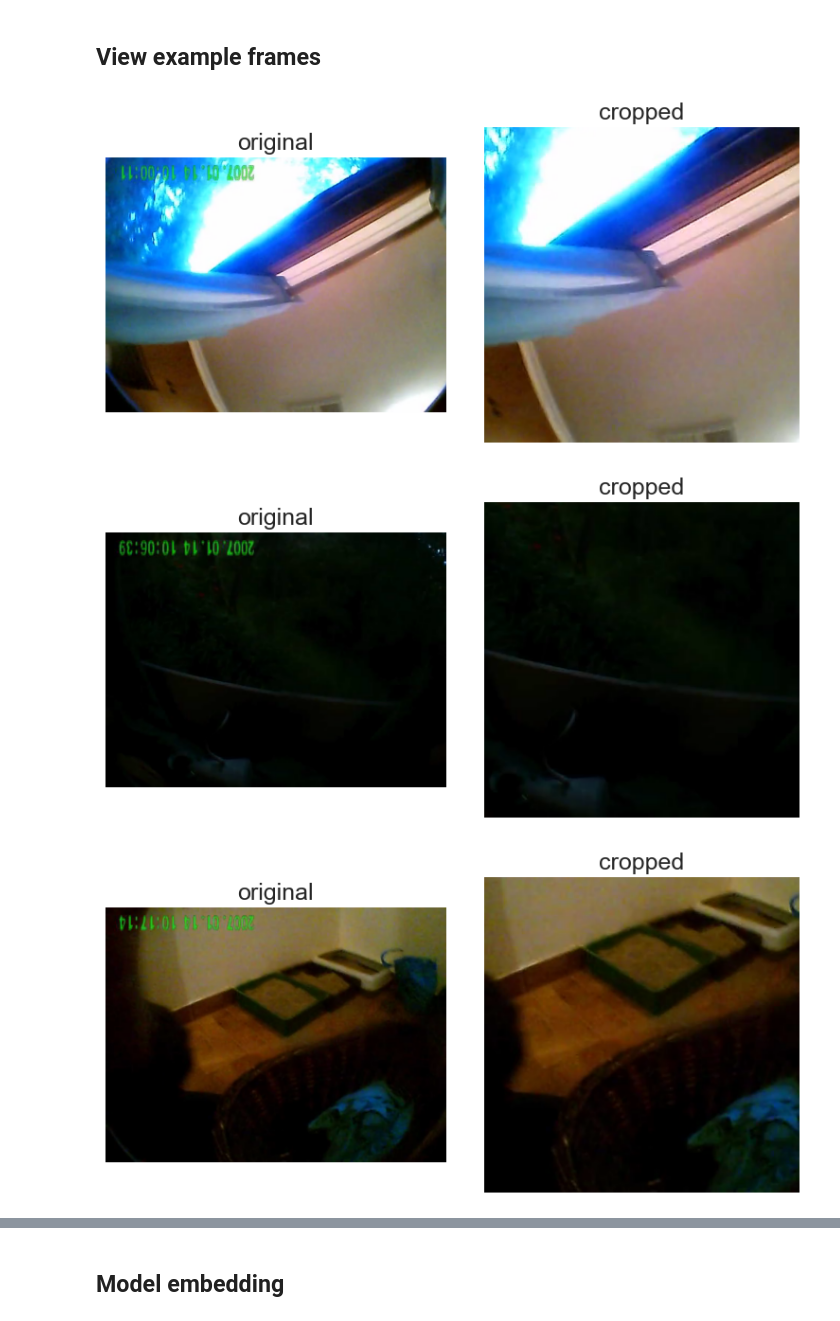
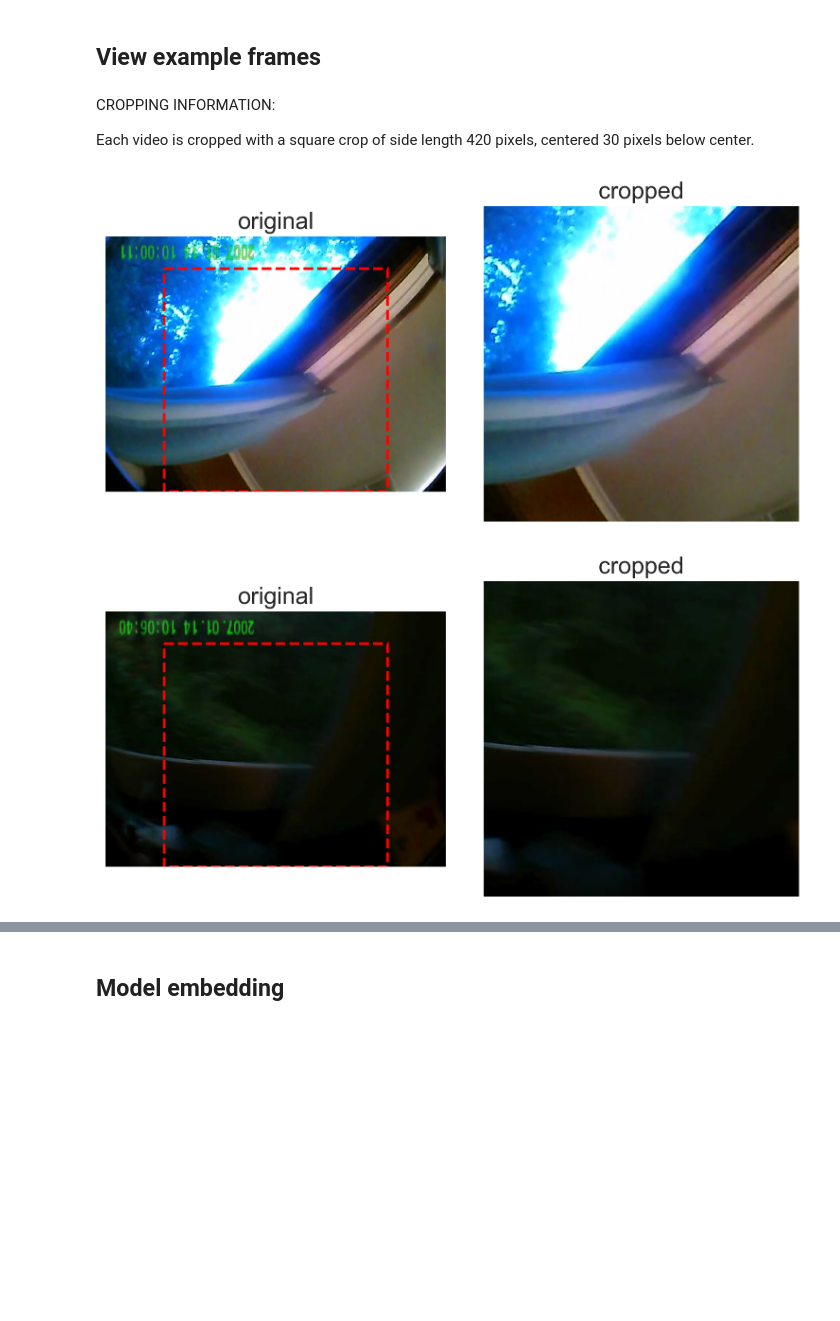
Before and after one commit to csiyer/saycam-autocor, a Jupyter notebook: main.ipynb, the cells around one changed output, grey strips where cells are left out. Drawn from its saved outputs; the diff is of its cells as text; code cells hidden in the pictures; blank space fills up the shorter version.

```diff
--- a/main.ipynb
+++ b/main.ipynb
@@ -51,20 +54,26 @@ for video_folder_path, ALL_OUTPUT_FRAMES in zip(embeddings_paths, all_embeddings
     pickle_save_dict(output_dict, save_path)
 # %% [markdown]
 ## View example frames
+# %% [markdown]
+CROPPING INFORMATION:
+
+Each video is cropped with a square crop of side length 420 pixels, centered 30 pixels below center.
 # %%
 # See example frames (second frame of each video) and the different preprocessing steps
 video_paths = sorted(glob.glob(INPUT_DIR + '/**/*.mp4'))
 
+frame_num = 10
 for video in video_paths[:min(len(video_paths), 5)]:
-    # second frame of video (do not provide save_path, model_name, n_jobs, or device to use defaults)
-    frame1 = read_embed_video(video, n_frames=2, preprocess=False)[0][1] # gets the second frame
-    frame2 = read_embed_video(video, n_frames=2, preprocess=True)[0][1]
-    plot_frames([cv2.cvtColor(frame1, cv2.COLOR_BGR2RGB)[::-1,::-1,:] , frame2], ['original', 'cropped'])
 
-# video = video_paths[-1]
-# frame = load_video(video, n_frames=1, downsampled_frame_rate=1)[0] # downsample to 3 Hz
-# plot_frame(frame, title=video)
+    frame1 = read_embed_video(video, n_frames=frame_num, preprocess=False)[0][frame_num-1] # gets the second frame
+    frame2 = read_embed_video(video, n_frames=frame_num, preprocess=True)[0][frame_num-1]
+
+    cap =  cv2.VideoCapture(video)
+    crop_dims = get_cropping_dims(cap)
+    cap.release()
+
+    plot_frames([cv2.cvtColor(frame1, cv2.COLOR_BGR2RGB)[::-1,::-1,:] , frame2], ['original', 'cropped'],
+                crop_dims=crop_dims)
 # %% [output]
-[figure, old version]
+[figure, new version]
-[figure, old version]
+[figure, new version]
-[figure, removed]
```
Also changed, not shown: parts of 2 cells of this notebook, 2 other files.
